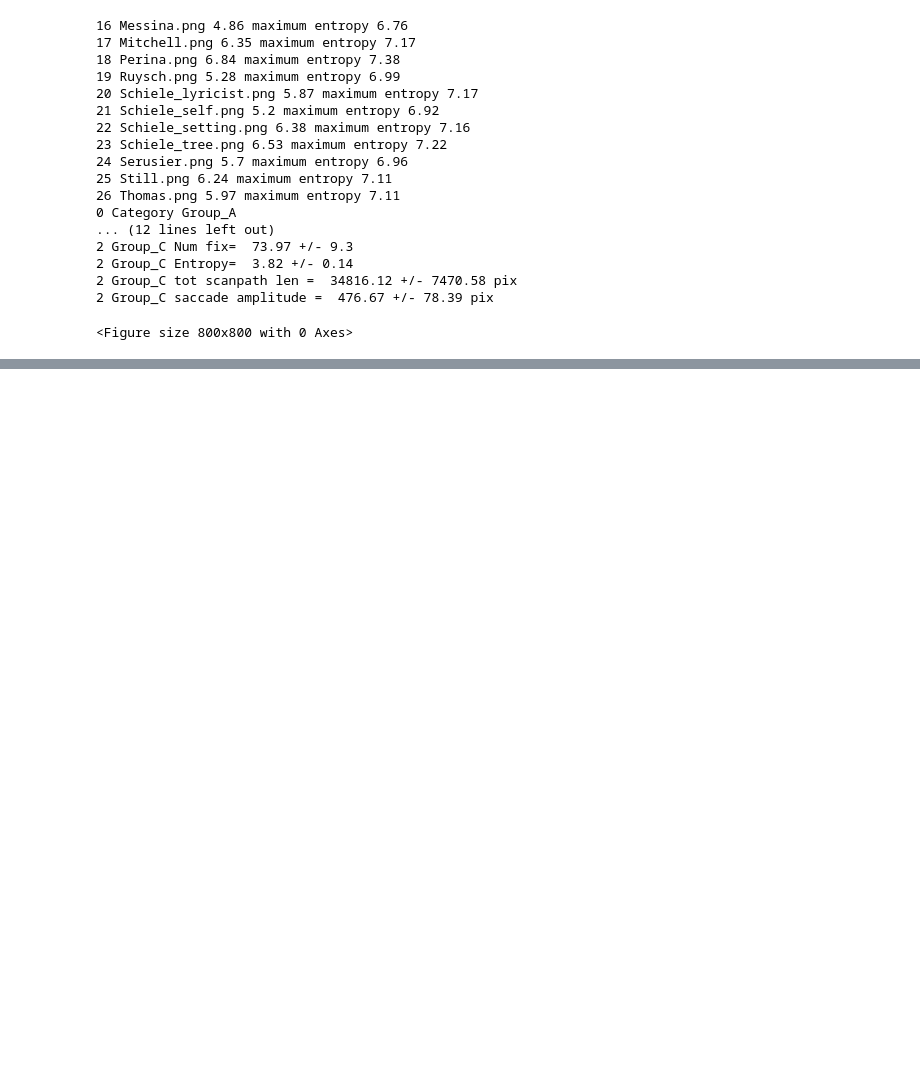
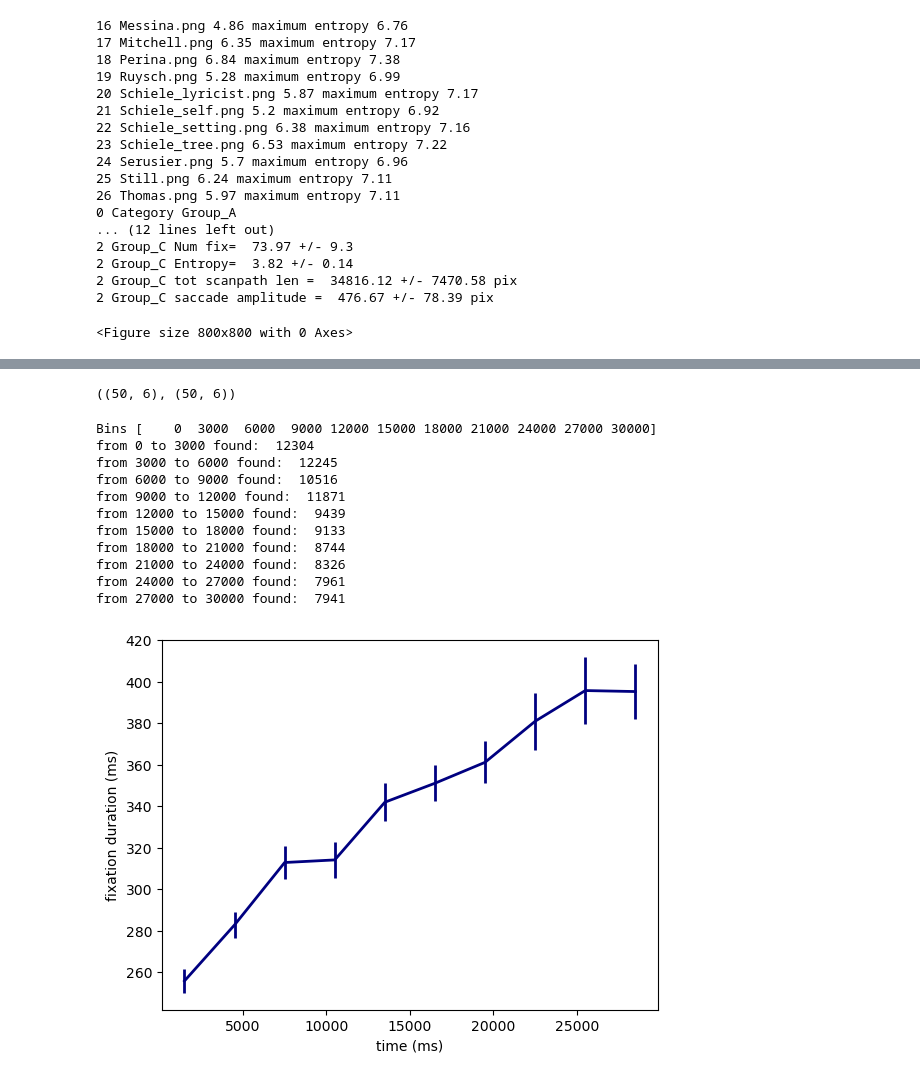
Before and after one commit to jozsarato/PyEyeSim, a Jupyter notebook: Notebooks/PyEyeSimDemo.ipynb, the cells around one changed output, grey strips where cells are left out. Drawn from its saved outputs; the diff is of its cells as text; code cells hidden in the pictures; blank space fills up the shorter version.

```diff
--- a/Notebooks/PyEyeSimDemo.ipynb
+++ b/Notebooks/PyEyeSimDemo.ipynb
@@ -758,0 +829,19 @@ WithinDat.RunDiffDivs(2,5)
+# %%
+np.shape(np.nanmean(binDatal,1)),np.shape(BinDat)
+# %% [output]
+((50, 6), (50, 6))
+# %%
+BinDat=WithinDat.BinnedFixLengths(30000,3000,'CURRENT_FIX_END','duration')
+# %% [output]
+Bins [    0  3000  6000  9000 12000 15000 18000 21000 24000 27000 30000]
+from 0 to 3000 found:  12304
+from 3000 to 6000 found:  12245
+from 6000 to 9000 found:  10516
+from 9000 to 12000 found:  11871
+from 12000 to 15000 found:  9439
+from 15000 to 18000 found:  9133
+from 18000 to 21000 found:  8744
+from 21000 to 24000 found:  8326
+from 24000 to 27000 found:  7961
+from 27000 to 30000 found:  7941
+[figure, added]
```
Also changed, not shown: parts of 12 cells of this notebook, 1 other file.
